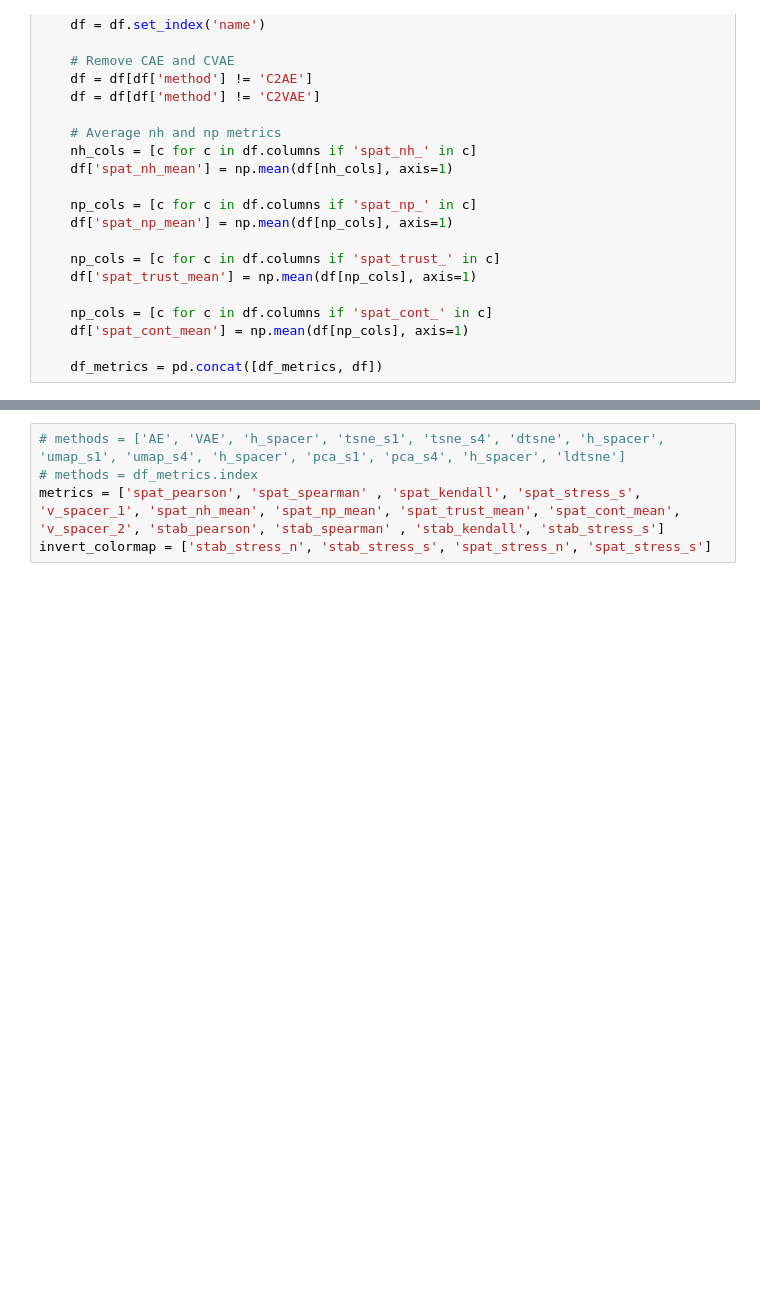
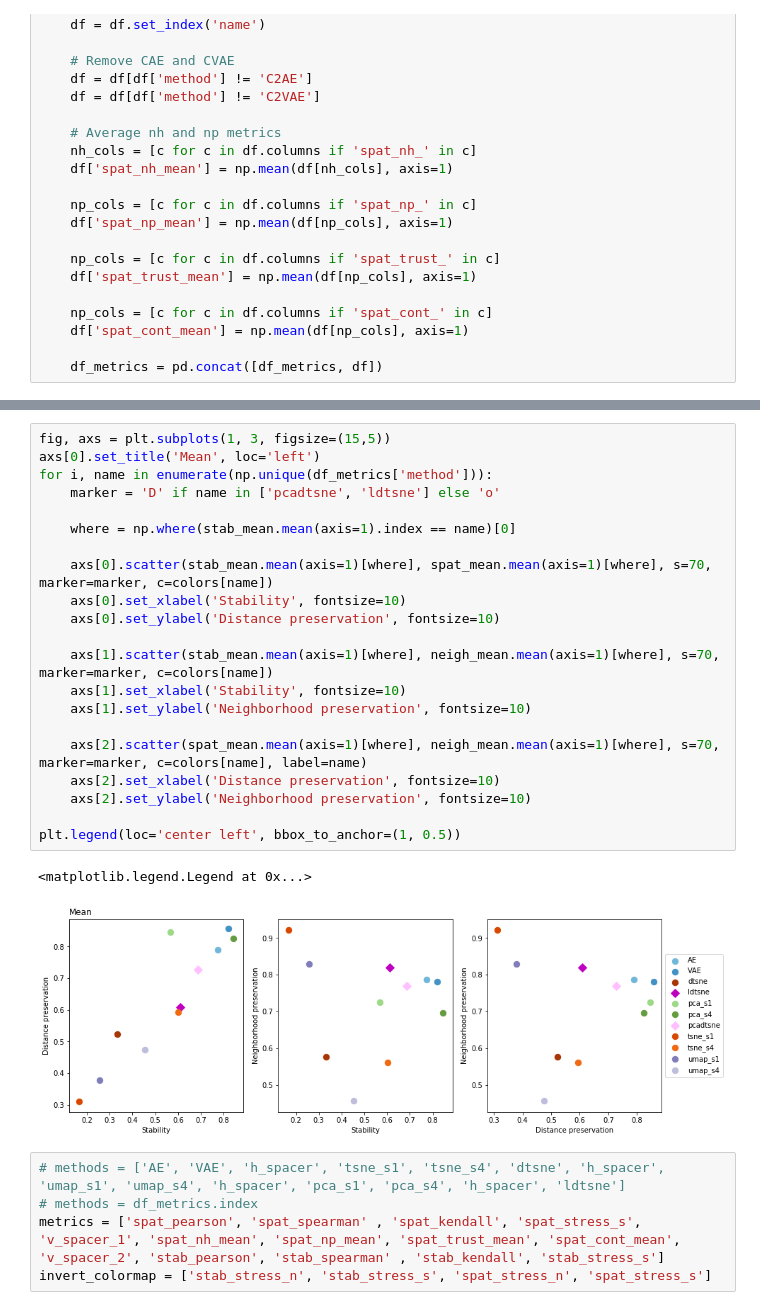
Before and after one commit to EduardoVernier/landmark-based-dynamic-projections, a Jupyter notebook: plots/per_dataset_table.ipynb, the cells around one changed output, grey strips where cells are left out. Saved outputs shown, nothing was run; the diff lists cells and outputs as text; blank space fills up the shorter version.

```diff
--- a/plots/per_dataset_table.ipynb
+++ b/plots/per_dataset_table.ipynb
@@ -135,3 +169,27 @@ for dataset in df_metrics['dataset'].factorize()[1]:
+# %%
+fig, axs = plt.subplots(1, 3, figsize=(15,5))
+axs[0].set_title('Mean', loc='left')
+for i, name in enumerate(np.unique(df_metrics['method'])):
+    marker = 'D' if name in ['pcadtsne', 'ldtsne'] else 'o'
+
+    where = np.where(stab_mean.mean(axis=1).index == name)[0]
+
+    axs[0].scatter(stab_mean.mean(axis=1)[where], spat_mean.mean(axis=1)[where], s=70, marker=marker, c=colors[name])
+    axs[0].set_xlabel('Stability', fontsize=10)
+    axs[0].set_ylabel('Distance preservation', fontsize=10)
+
+    axs[1].scatter(stab_mean.mean(axis=1)[where], neigh_mean.mean(axis=1)[where], s=70, marker=marker, c=colors[name])
+    axs[1].set_xlabel('Stability', fontsize=10)
+    axs[1].set_ylabel('Neighborhood preservation', fontsize=10)
+
+    axs[2].scatter(spat_mean.mean(axis=1)[where], neigh_mean.mean(axis=1)[where], s=70, marker=marker, c=colors[name], label=name)
+    axs[2].set_xlabel('Distance preservation', fontsize=10)
+    axs[2].set_ylabel('Neighborhood preservation', fontsize=10)
+
+plt.legend(loc='center left', bbox_to_anchor=(1, 0.5))
+# %% [output]
+<matplotlib.legend.Legend at 0x...>
+[figure, added]
 # %%
 # methods = ['AE', 'VAE', 'h_spacer', 'tsne_s1', 'tsne_s4', 'dtsne', 'h_spacer', 'umap_s1', 'umap_s4', 'h_spacer', 'pca_s1', 'pca_s4', 'h_spacer', 'ldtsne']
 # methods = df_metrics.index
```
Also changed, not shown: parts of 3 cells of this notebook, 3 other files.
